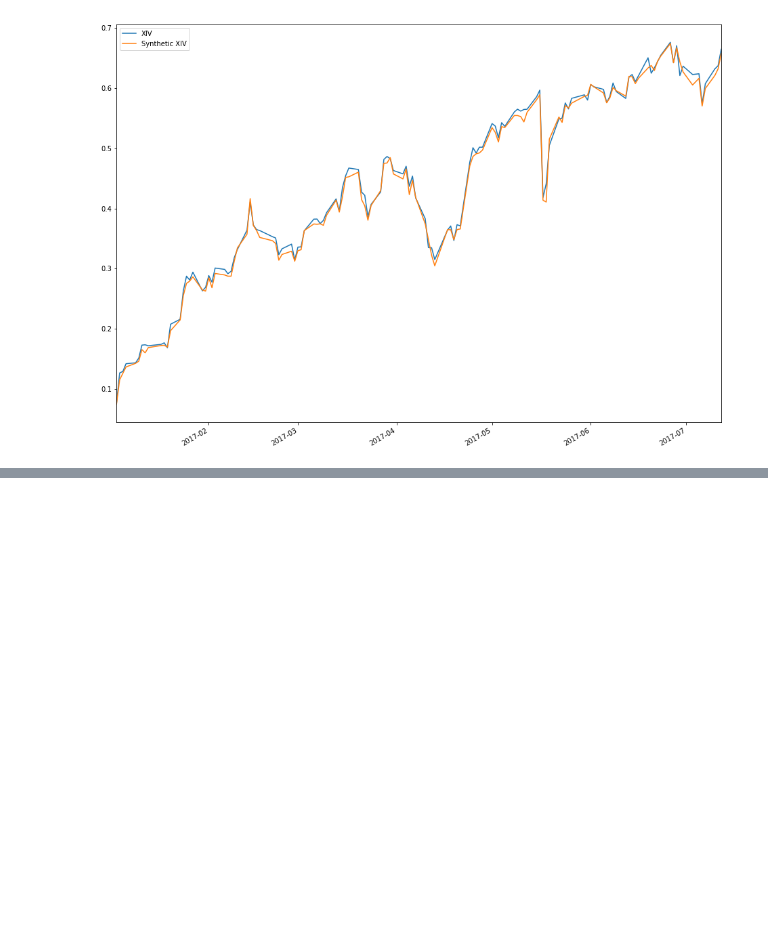
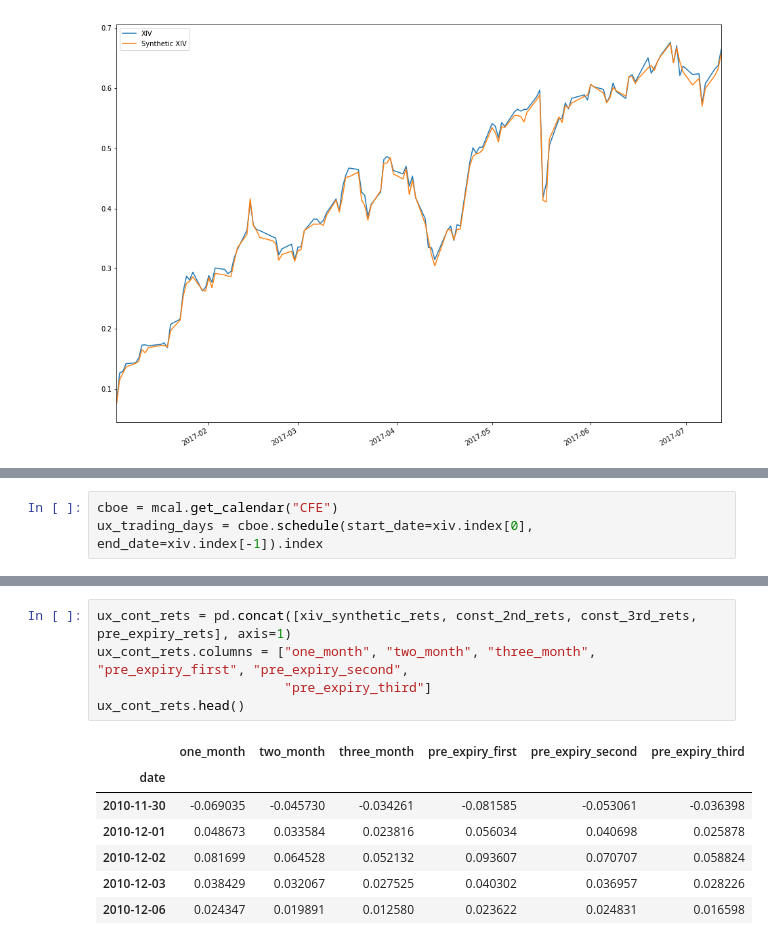
Before and after one commit to matthewgilbert/mapping, a Jupyter notebook: examples/xiv_comparison.ipynb, the cells around one changed output, grey strips where cells are left out. Cells and saved outputs as stored; diff of their text form; blank space fills up the shorter version.

```diff
--- a/examples/xiv_comparison.ipynb
+++ b/examples/xiv_comparison.ipynb
@@ -263,0 +261,3 @@ rets.loc["2017"].cumsum().plot(figsize=(16, 12))
+# %%
+cboe = mcal.get_calendar("CFE")
+ux_trading_days = cboe.schedule(start_date=xiv.index[0], end_date=xiv.index[-1]).index
@@ -263,0 +300,13 @@ rets.loc["2017"].cumsum().plot(figsize=(16, 12))
+# %%
+ux_cont_rets = pd.concat([xiv_synthetic_rets, const_2nd_rets, const_3rd_rets, pre_expiry_rets], axis=1)
+ux_cont_rets.columns = ["one_month", "two_month", "three_month", "pre_expiry_first", "pre_expiry_second",
+                        "pre_expiry_third"]
+ux_cont_rets.head()
+# %% [output]
+|  | one_month | two_month | three_month | pre_expiry_first | pre_expiry_second | pre_expiry_third |
+| date |  |  |  |  |  |  |
+| 2010-11-30 | -0.069035 | -0.045730 | -0.034261 | -0.081585 | -0.053061 | -0.036398 |
+| 2010-12-01 | 0.048673 | 0.033584 | 0.023816 | 0.056034 | 0.040698 | 0.025878 |
+| 2010-12-02 | 0.081699 | 0.064528 | 0.052132 | 0.093607 | 0.070707 | 0.058824 |
+| 2010-12-03 | 0.038429 | 0.032067 | 0.027525 | 0.040302 | 0.036957 | 0.028226 |
+| 2010-12-06 | 0.024347 | 0.019891 | 0.012580 | 0.023622 | 0.024831 | 0.016598 |
```
Also changed, not shown: parts of 19 cells of this notebook, 2 other files.
